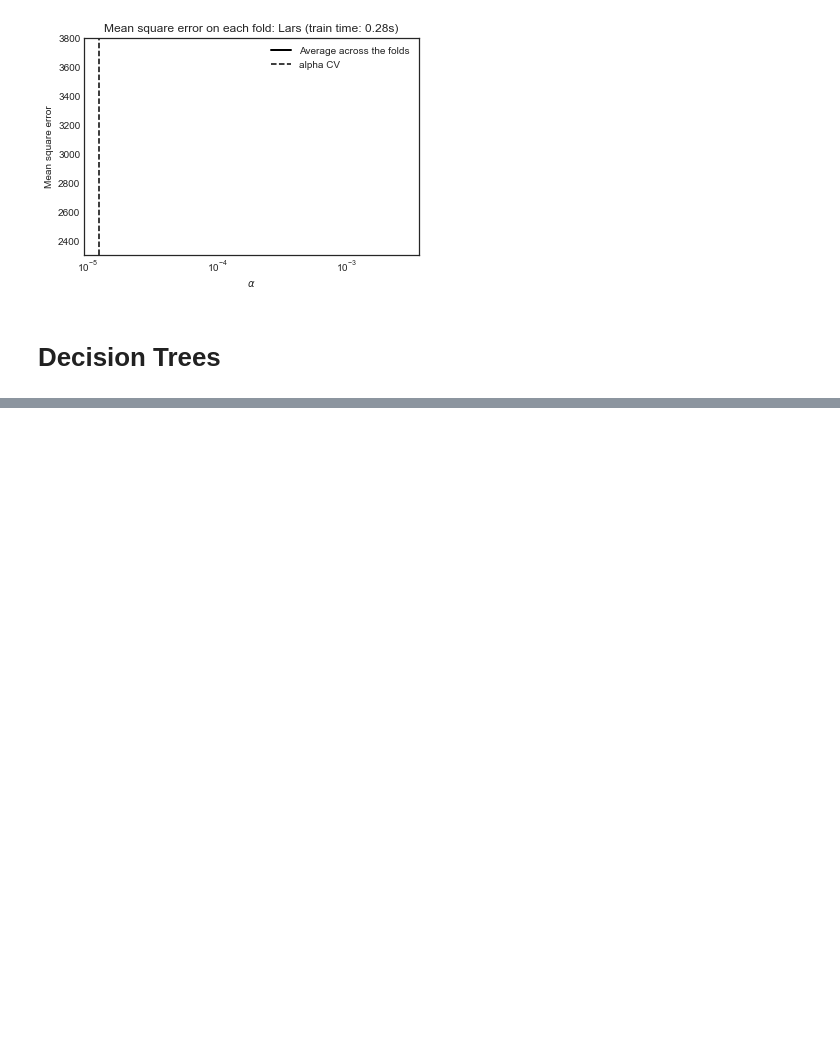
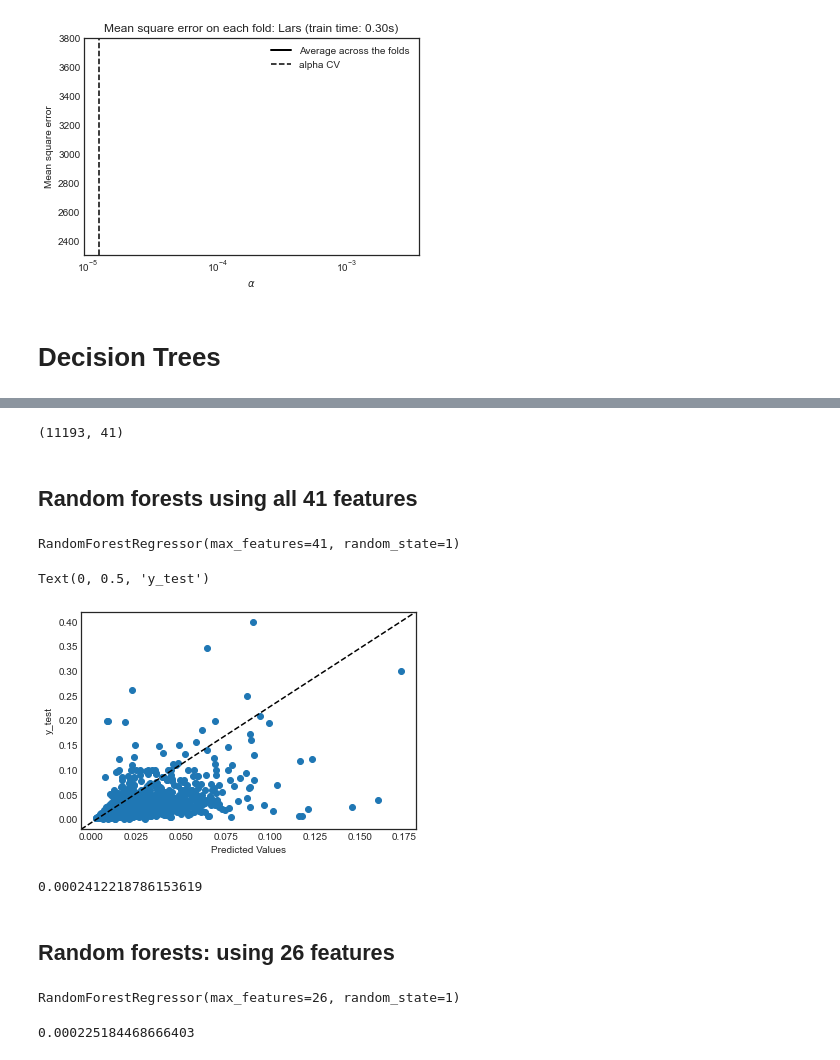
Before and after one commit to Lupercio421/STAT-724, a Jupyter notebook: Final_Project/Regression_methods.ipynb, the cells around one changed output, grey strips where cells are left out. Saved outputs shown, nothing was run; the diff lists cells and outputs as text; code cells hidden in the pictures; blank space fills up the shorter version.

```diff
--- a/Final_Project/Regression_methods.ipynb
+++ b/Final_Project/Regression_methods.ipynb
@@ -985,5 +959,5 @@ Computing regularization path using the Lars lasso...
 # %%
-from sklearn import tree
-clf = tree.DecisionTreeClassifier()
-clf.fit(X_train, y_train)
+# from sklearn import tree
+# clf = tree.DecisionTreeClassifier()
+# clf.fit(X_train, y_train)
 # %% [output]
@@ -990,0 +967,4 @@ NameError: name 'X_train' is not defined
+# %%
+print(X_train.shape)
+# %% [output]
+(11193, 41)
@@ -990,0 +975,32 @@ NameError: name 'X_train' is not defined
+# %% [markdown]
+## Random forests using all 41 features
+# %%
+regr1 = RandomForestRegressor(max_features=41, random_state=1)
+regr1.fit(X_train, y_train)
+# %% [output]
+RandomForestRegressor(max_features=41, random_state=1)
+# %%
+pred = regr1.predict(X_test)
+plt.scatter(pred, y_test, label='price')
+plt.plot([0, 1], [0, 1], '--k', transform=plt.gca().transAxes)
+plt.xlabel('Predicted Values')
+plt.ylabel('y_test')
+# %% [output]
+Text(0, 0.5, 'y_test')
+[figure, added]
+# %%
+mean_squared_error(y_test, pred)
+# %% [output]
+0.0002412218786153619
+# %% [markdown]
+## Random forests: using 26 features
+# %%
+regr2 = RandomForestRegressor(max_features=26, random_state=1)
+regr2.fit(X_train, y_train)
+# %% [output]
+RandomForestRegressor(max_features=26, random_state=1)
+# %%
+pred2 = regr2.predict(X_test)
+mean_squared_error(y_test, pred2)
+# %% [output]
+0.000225184468666403
```
Also changed, not shown: parts of 37 cells of this notebook, 1 other file.
